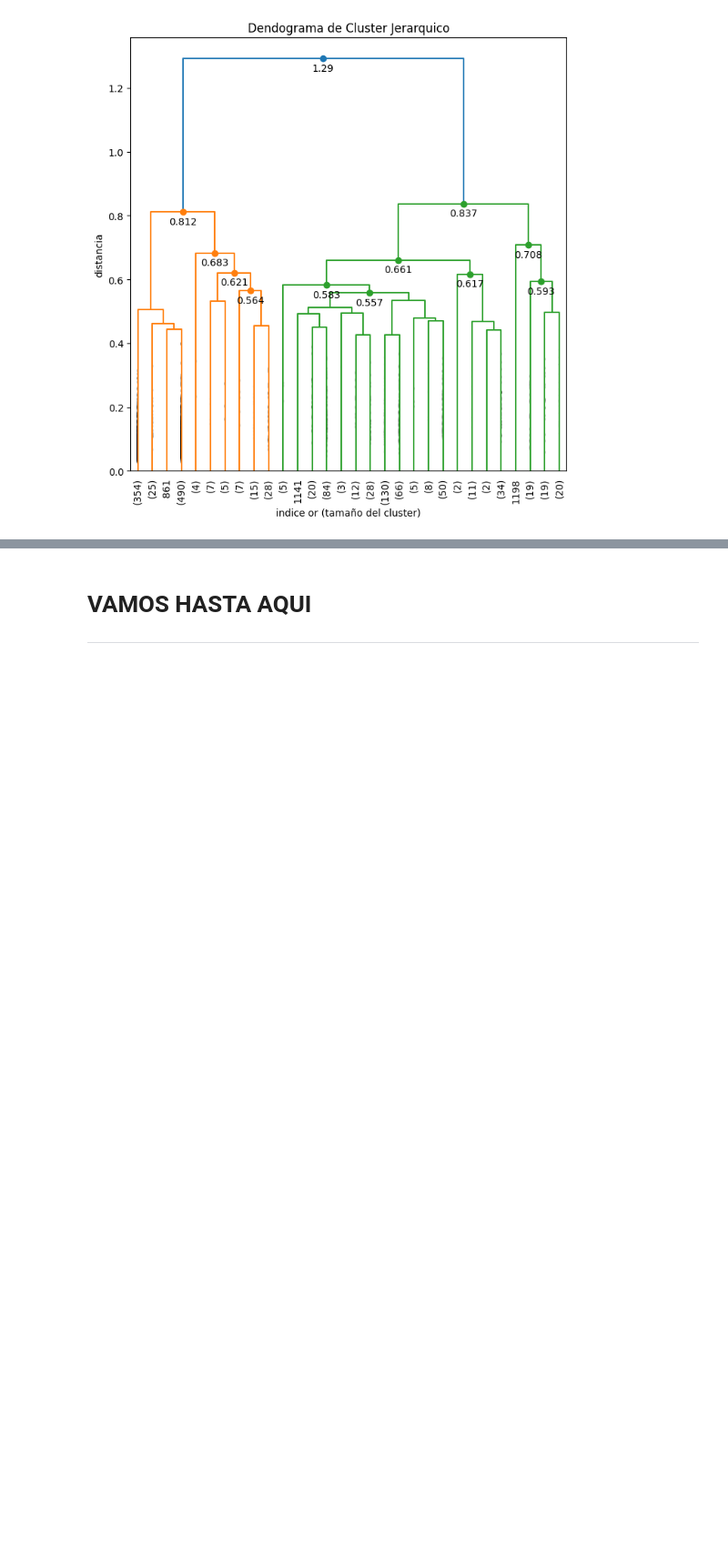
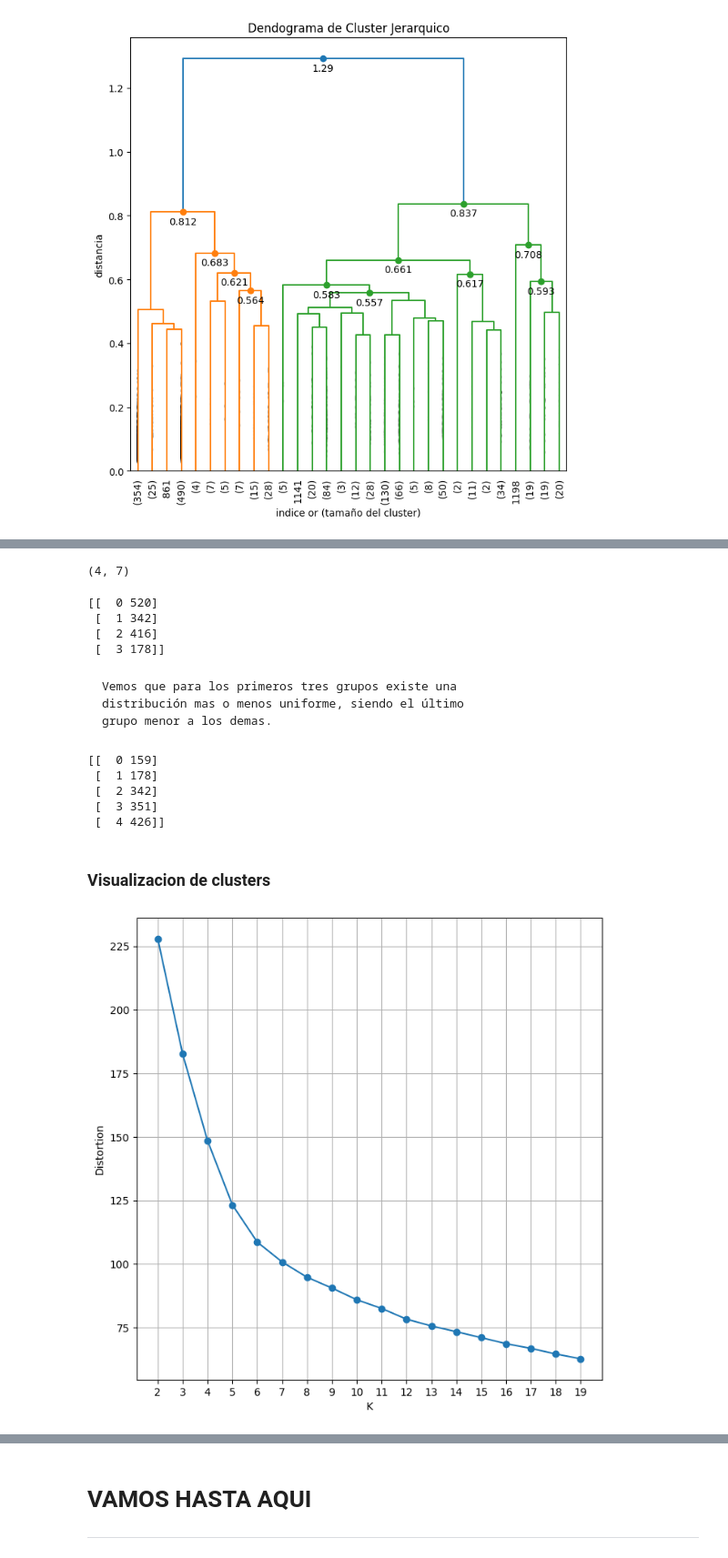
Before and after one commit to ernestopalacios/07MBID, a Jupyter notebook: AG1_ErnestoPalacios.ipynb, the cells around one changed output, grey strips where cells are left out. Shown at 91% size. Saved outputs shown, nothing was run; the diff lists cells and outputs as text; code cells hidden in the pictures; blank space fills up the shorter version.

Commit message:
Antes de k-Means con PCA : archivo = Dataframe_PCA.pkl

````diff
--- a/AG1_ErnestoPalacios.ipynb
+++ b/AG1_ErnestoPalacios.ipynb
@@ -203,4 +201,4 @@ train = bkp_og.copy()
 # %%
 import pickle
 
-archivo = "Dataframe_luego_outliers_y_norm.pkl"
+archivo = "Dataframe_PCA.pkl"
@@ -1261,0 +1274,59 @@ La representación visual del cluster jerarquico a mi parecer es aceptable
+# %%
+# Dependecias para k-means
+
+from sklearn.cluster import KMeans
+
+kmeans = KMeans(n_clusters = 4, random_state=0, n_init = 10)
+clusters = kmeans.fit_predict(train_normal.drop(['year','city','week_start_date'], axis=1))
+kmeans.cluster_centers_.shape
+# %% [output]
+(4, 7)
+# %%
+unique, counts = np.unique(kmeans.labels_ , return_counts=True)
+print(np.asarray((unique, counts)).T)
+# %% [output]
+[[  0 520]
+ [  1 342]
+ [  2 416]
+ [  3 178]]
+# %% [markdown]
+```
+Vemos que para los primeros tres grupos existe una
+distribución mas o menos uniforme, siendo el último
+grupo menor a los demas.
+```
+# %%
+# k-means_5
+kmeans_5 = KMeans(n_clusters = 5, random_state=0, n_init = 10)
+clusters = kmeans_5.fit_predict(train_normal.drop(['year','city','week_start_date'], axis=1))
+unique_5, counts_5 = np.unique(kmeans_5.labels_ , return_counts=True)
+print(np.asarray((unique_5, counts_5)).T)
+# %% [output]
+[[  0 159]
+ [  1 178]
+ [  2 342]
+ [  3 351]
+ [  4 426]]
+# %% [markdown]
+### Visualizacion de clusters
+# %%
+from sklearn import metrics
+
+distortions = []
+silhouettes = []
+
+for i in range(2, 20):
+    km = KMeans(i, init='random', n_init=10, max_iter=300, tol=1e-4, random_state = seed)
+    clustering = km.fit_predict(train_normal.drop(['year','city','week_start_date'], axis=1))
+    distortions.append(km.inertia_)
+    silhouettes.append(metrics.silhouette_score(train_normal.drop(['year','city','week_start_date'], axis=1), clustering))
+
+
+plt.plot(range(2,20), distortions, marker='o')
+plt.xticks(range(2, 20))
+plt.xlabel('K')
+plt.ylabel('Distortion')
+plt.grid(True)
+plt.show()
+# %% [output]
+[figure, added]
````
Also changed, not shown: parts of 24 cells of this notebook.
